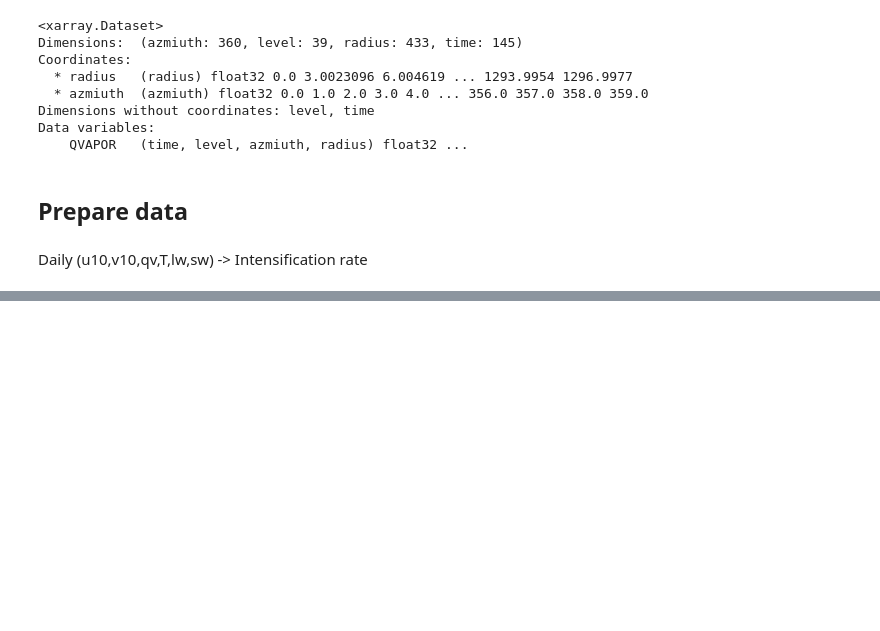
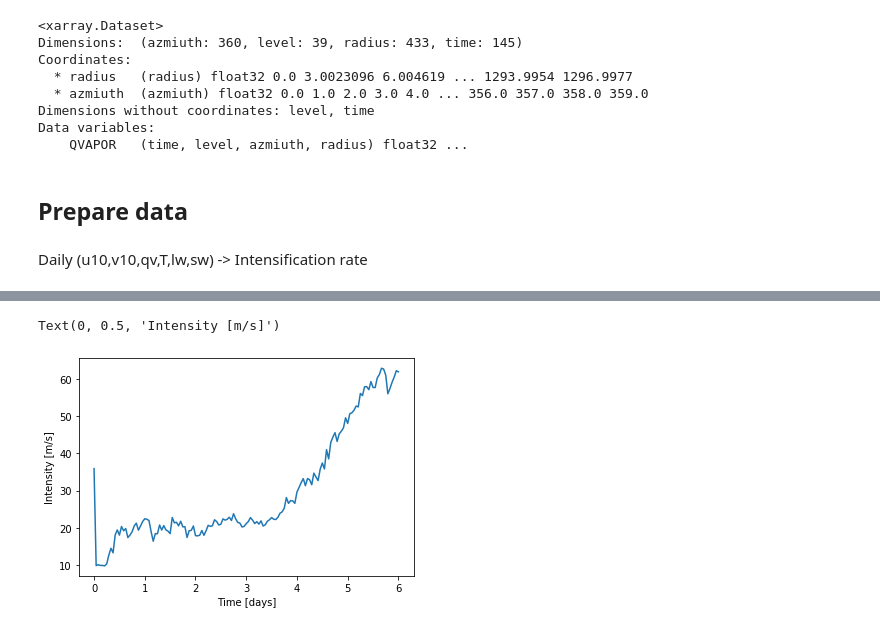
Before and after one commit to tbeucler/2020_TC_CRF, a Jupyter notebook: dev/tbeucler/001_Opening_Files.ipynb, the cells around one changed output, grey strips where cells are left out. Cells and saved outputs as stored; diff of their text form; code cells hidden in the pictures; blank space fills up the shorter version.

Commit message:
Defined max intensity

```diff
--- a/dev/tbeucler/001_Opening_Files.ipynb
+++ b/dev/tbeucler/001_Opening_Files.ipynb
@@ -203,0 +247,6 @@ Daily (u10,v10,qv,T,lw,sw) -> Intensification rate
+# %%
+def nearest_index(array, value):
+    idx = (np.abs(array-value)).argmin()
+    return idx.values
+# %%
+i500 = nearest_index(dataU.radius,500)
@@ -203,0 +315,2 @@ Daily (u10,v10,qv,T,lw,sw) -> Intensification rate
+# %%
+US_max = np.max(US[:,0,:i500,:],axis=(1,2))
@@ -203,0 +321,7 @@ Daily (u10,v10,qv,T,lw,sw) -> Intensification rate
+# %%
+plt.plot(dataU.time/24,US_max)
+plt.xlabel('Time [days]')
+plt.ylabel('Intensity [m/s]')
+# %% [output]
+Text(0, 0.5, 'Intensity [m/s]')
+[figure, added]
```
Also changed, not shown: parts of 43 cells of this notebook.
